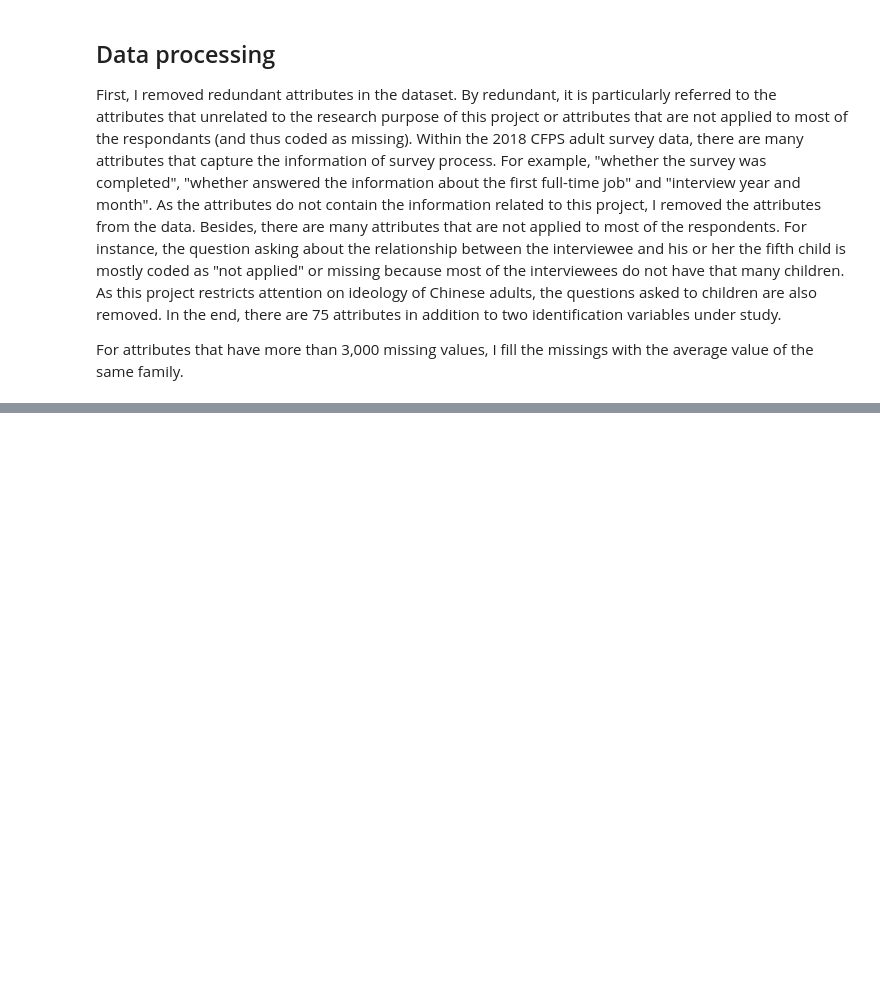
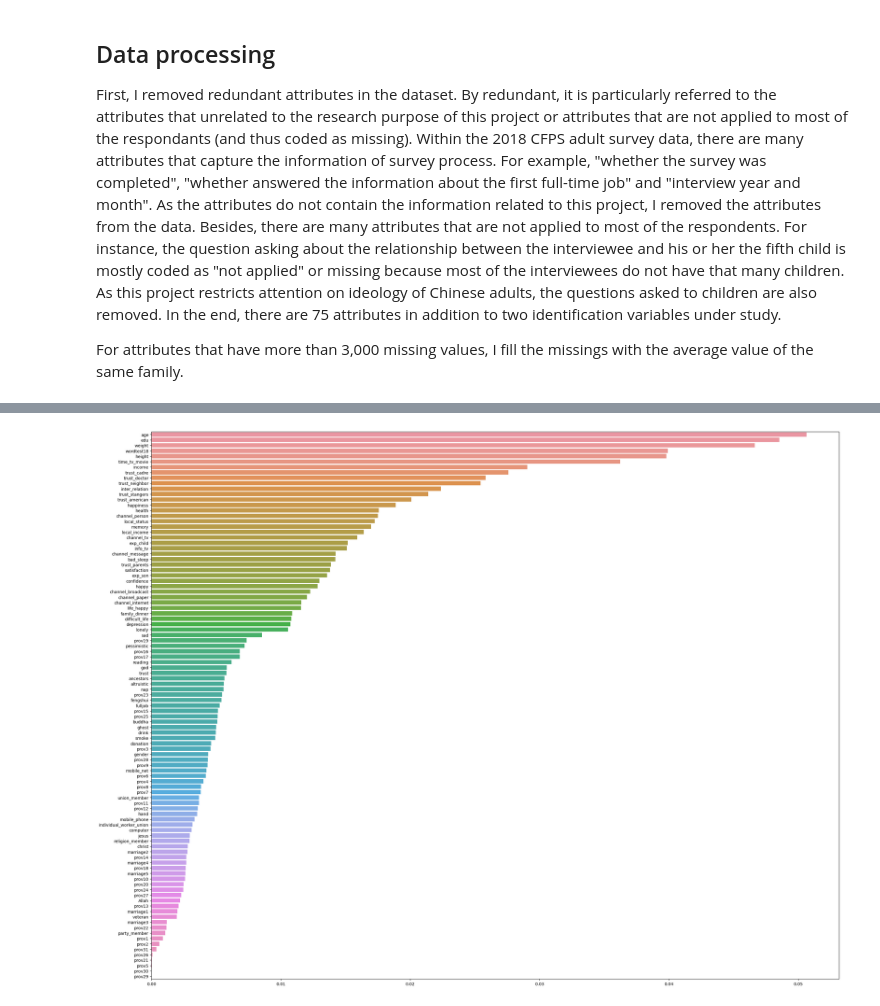
Before and after one commit to WeihongQ/Data-Mining, a Jupyter notebook: ideology_predict/final_project.ipynb, the cells around one changed output, grey strips where cells are left out. Saved outputs shown, nothing was run; the diff lists cells and outputs as text; code cells hidden in the pictures; blank space fills up the shorter version.

```diff
--- a/ideology_predict/final_project.ipynb
+++ b/ideology_predict/final_project.ipynb
@@ -10,6 +10,7 @@ import matplotlib.pyplot as plt
 import pandas as pd
 from sklearn.model_selection import cross_val_score
 # %%
-cfps = pd.read_csv('cfps_processed.csv')
-#cfps.head(n=10)
+#read data
+cfps = pd.read_csv('cfps_processed_short.csv')
+cfps.head(n=10)
 #cfps[["urban18"]].isnull().sum()
@@ -15,0 +43,10 @@ cfps = pd.read_csv('cfps_processed.csv')
+# %%
+# data partition
+economic = cfps.iloc[:, 3:105]
+economic = pd.DataFrame(economic)
+
+political = cfps.iloc[:, np.r_[3:104, 105]]
+political = pd.DataFrame(political)
+
+social = cfps.iloc[:, np.r_[3:104, 106]]
+social = pd.DataFrame(social)
@@ -15,0 +95,13 @@ cfps = pd.read_csv('cfps_processed.csv')
+# %%
+#LASSO regression data partition
+econ_la = economic.dropna()
+x1 = econ_la.iloc[:, :-1]
+y1 = econ_la.iloc[:, -1]
+
+pol_la = political.dropna()
+x2 = pol_la.iloc[:, :-1]
+y2 = pol_la.iloc[:, -1]
+
+social_la = social.dropna()
+x3 = social_la.iloc[:, :-1]
+y3 = social_la.iloc[:, -1]
@@ -15,0 +135,16 @@ cfps = pd.read_csv('cfps_processed.csv')
+# %%
+#random forest regression model
+from sklearn.ensemble import RandomForestRegressor
+import seaborn as sns
+
+rf_econ = RandomForestRegressor(n_estimators = 100, random_state = 0)
+rf_econ.fit(x1, y1)
+#rf.feature_importances_
+feature_scores1 = pd.Series(rf_econ.feature_importances_, index=x1.columns).sort_values(ascending=False)
+f1, ax1 = plt.subplots(figsize=(30, 24))
+ax1 = sns.barplot(x=feature_scores1, y=feature_scores1.index)
+plt.show()
+
+#plt.barh(x1.columns, rf.feature_importances_)
+# %% [output]
+[figure, added]
```
Also changed, not shown: parts of 6 cells of this notebook, 15 other files.
